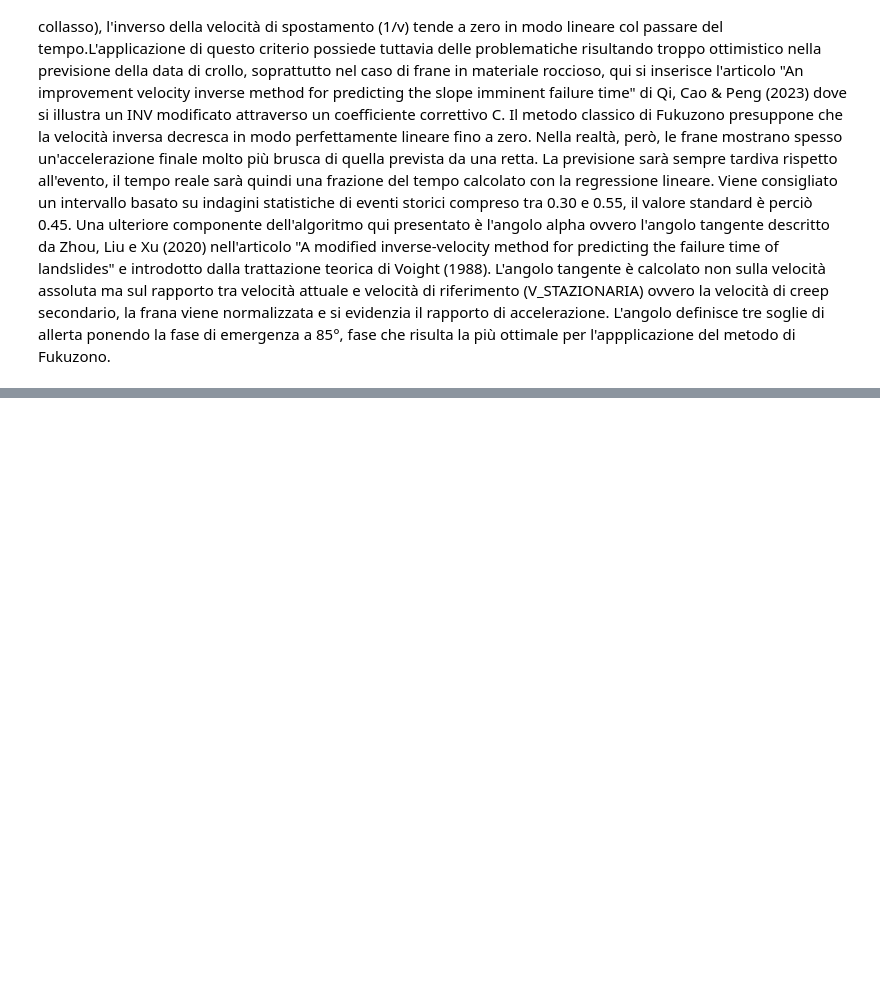
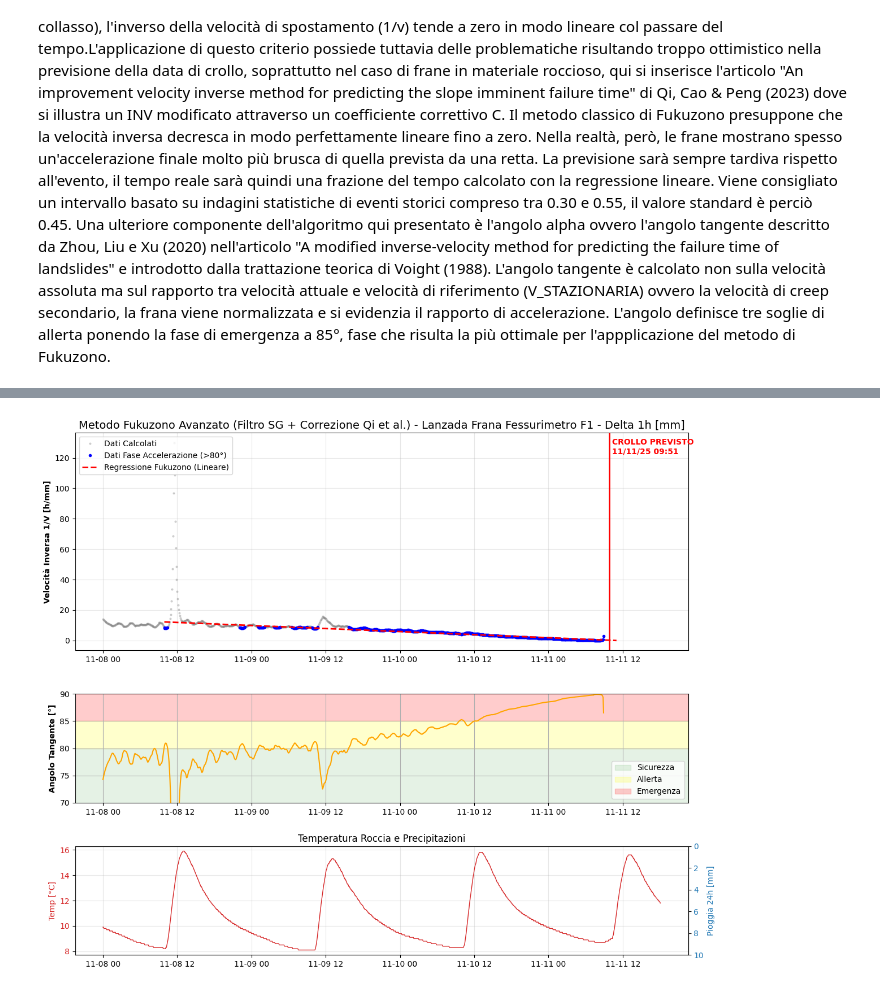
Before and after one commit to DnMdr/fukuzono-improved, a Jupyter notebook: fukuzono.ipynb, the cells around one changed output, grey strips where cells are left out. Cells and saved outputs as stored; diff of their text form; code cells hidden in the pictures; blank space fills up the shorter version.

```diff
--- a/fukuzono.ipynb
+++ b/fukuzono.ipynb
@@ -293,0 +30,46 @@ Differenza tra previsione e crollo effettivo:0 days 00:09:37
+# %%
+from src.config import parametri
+
+lanzada = parametri(
+    inizio_analisi = "2025-11-08 00:00:00",
+    encoding_csv = "latin1",
+    smoothing_technique = 1,
+    finestra_savgol = 25,
+    polinomio_savgol = 2,
+    finestra_media_mobile = 12,
+    v_stazionaria = 0.02,
+    soglia_fit_alpha = 80.0,
+    coeff_correzione = 0.45,
+    col_velocita = COL_VELOCITA,
+    file_csv = FILE_CSV
+)
+# %%
+# Funzione di caricamento file csv
+df_main = processa_dataset(lanzada)
+
+# Funzione di analisi tramite fukuzono e metodo proposto da Qi et al.
+df_res, previsione, df_fit_used, filter_name = applica_fukuzono_qi(df_main, lanzada)
+# %%
+from src.config import configurazione_grafico
+
+config_grafici = configurazione_grafico (
+    filter_name = filter_name,
+    figsize = (14, 12),
+    col_velocita = COL_VELOCITA,
+    col_temp = COL_TEMP,
+    col_pioggia = COL_PIOGGIA,
+    ylim_emergenza = (70,90)
+)
+
+# Funzione di plot
+fig = plot_fukuzono(
+    df_res,
+    df_main,
+    df_fit_used,
+    previsione,
+    config_grafici
+)
+
+fig.savefig(Path(OUTPUT_DIR, "grafico_fukuzono.png"), dpi=300, bbox_inches="tight")
+# %% [output]
+[figure, added]
```
Also changed, not shown: parts of 7 cells of this notebook, 3 other files.
